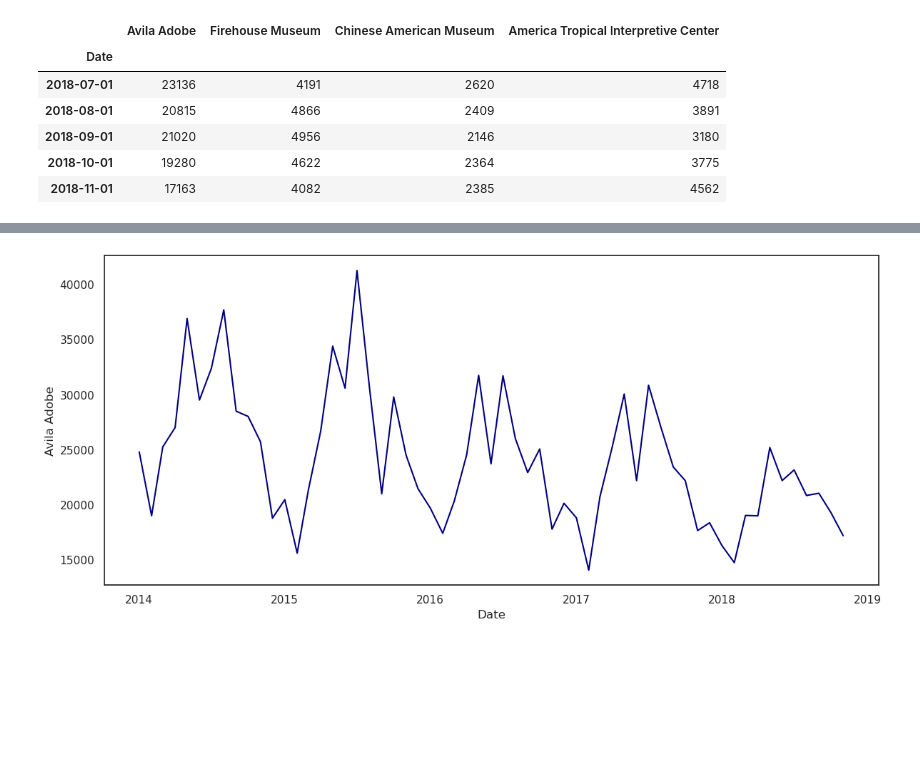
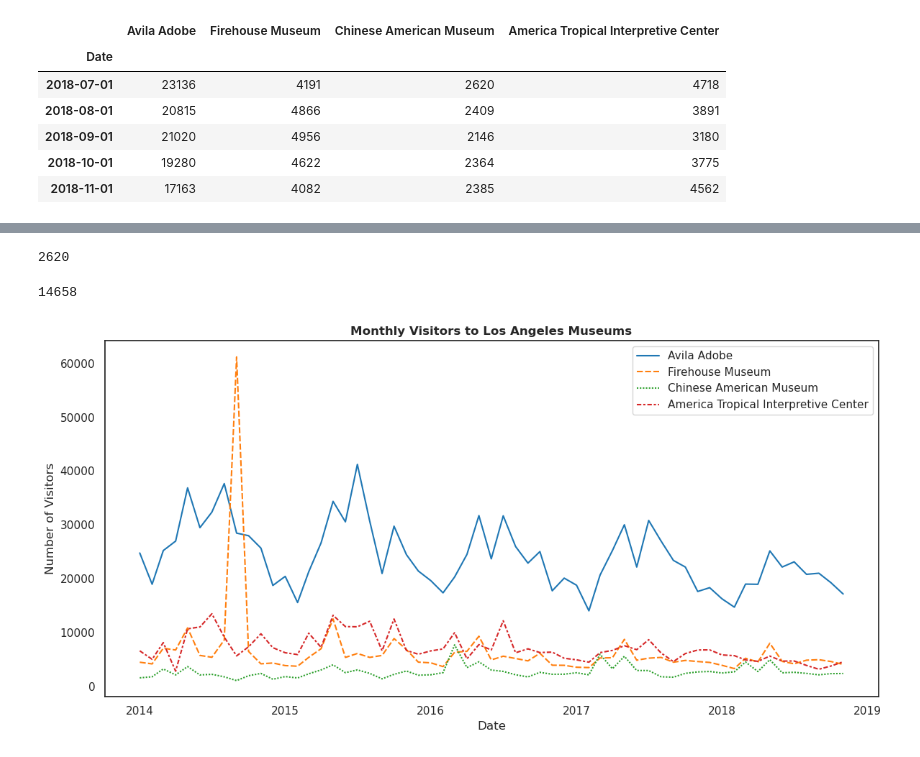
Before and after one commit to aradmehralian/data-visualization-practice, a Jupyter notebook: seaborn/Exercise/Exercise 02.ipynb, the cells around one changed output, grey strips where cells are left out. Saved outputs shown, nothing was run; the diff lists cells and outputs as text; code cells hidden in the pictures; blank space fills up the shorter version.

```diff
--- a/seaborn/Exercise/Exercise 02.ipynb
+++ b/seaborn/Exercise/Exercise 02.ipynb
@@ -119,4 +98,20 @@ _ = ax.set_title("Number of Visitors of each Museum over Time", fontweight="bold
-# %%
-ax = sns.lineplot(data=df, x="Date", y="Avila Adobe", linestyle="solid", color="navy")
-# %% [output]
-[figure, removed]
+# %%
+print(df.loc["2018-07-01", "Chinese American Museum"])
+# %% [output]
+2620
+# %%
+avila_oct2018 = df.loc["2018-10-01", "Avila Adobe"]
+firehouese_oct2018 = df.loc["2018-10-01", "Firehouse Museum"]
+print(avila_oct2018 - firehouese_oct2018)
+# %% [output]
+14658
+# %%
+# 3
+fig, ax = plt.subplots(figsize=(12, 6))
+sns.lineplot(data=df, ax=ax)
+ax.set(ylabel="Number of Visitors")
+ax.set_title("Monthly Visitors to Los Angeles Museums", fontweight="bold")
+
+fig.tight_layout()
+# %% [output]
+[figure, added]
```
Also changed, not shown: parts of 11 cells of this notebook.
